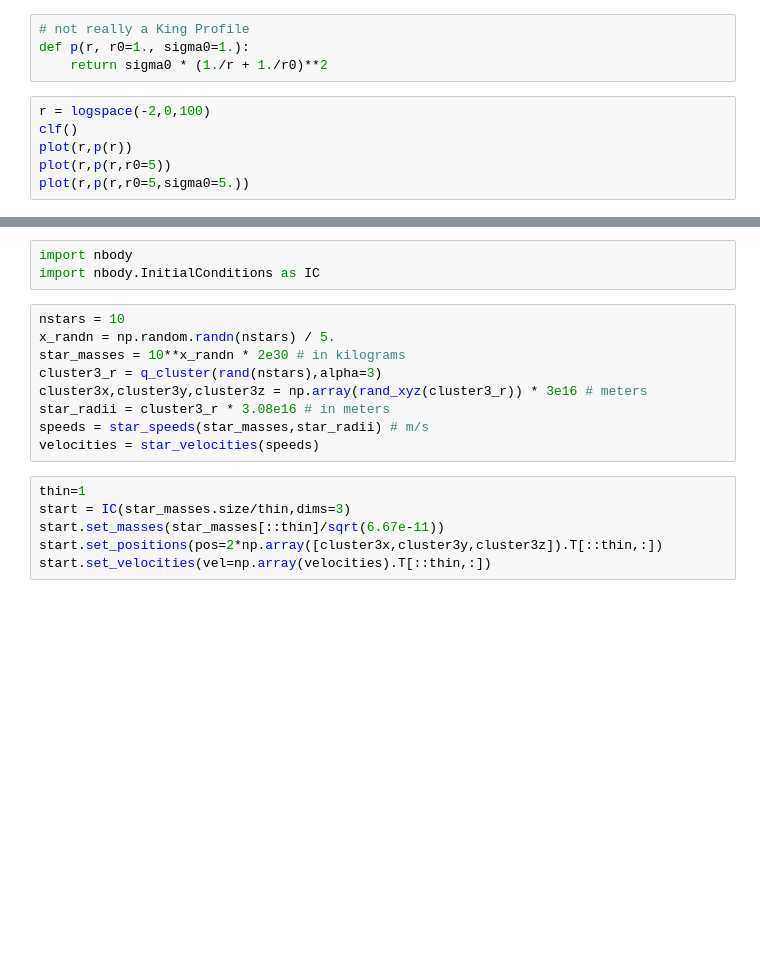
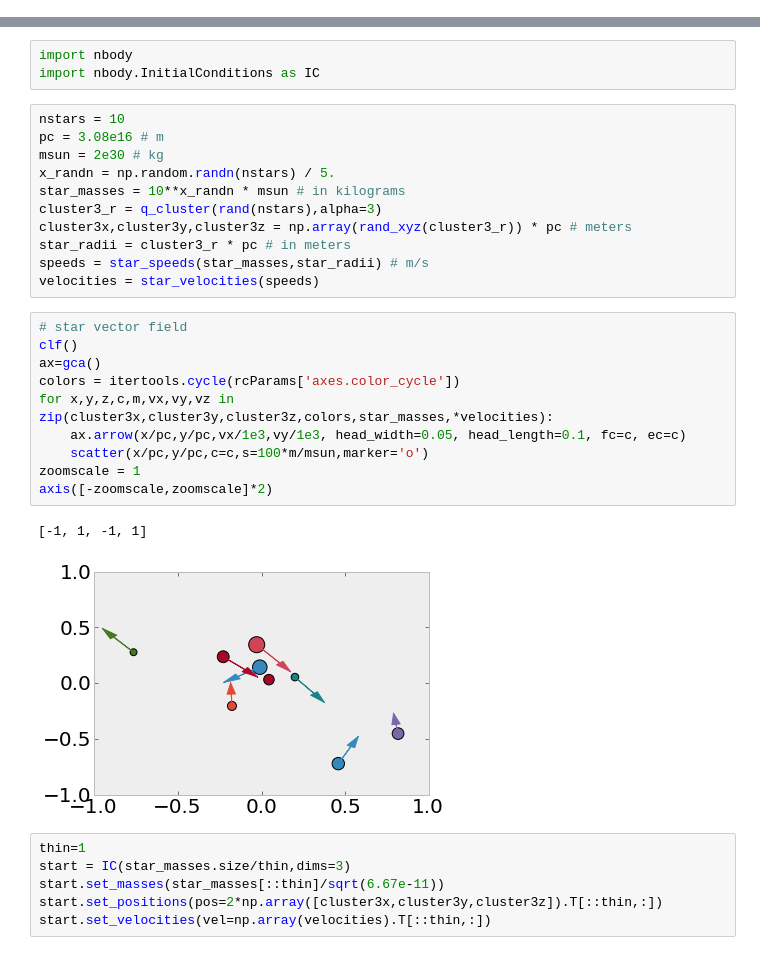
Before and after one commit to hongliliu/astr2600_notebooks, a Jupyter notebook: SamplingFromDistributions.ipynb, the cells around one changed output, grey strips where cells are left out. Cells and saved outputs as stored; diff of their text form; blank space fills up the shorter version.

```diff
--- a/SamplingFromDistributions.ipynb
+++ b/SamplingFromDistributions.ipynb
@@ -157,13 +157,3 @@ clf(); h,l,p=hist(random_scores,bins=50)
 [figure]
 # %% [markdown]
 So this is a distribution showing the scores for 50,000 students taking the SAT using the data we were given about the percentiles.  It's actually a fairly terrible-looking distribution, most likely because the data we were given was not finely-spaced enough.  When writing your own inverse-CDF, or ppf, functions, it's better to use an analytic version or a very good approximation, not the junky one we used for SAT scores.
-# %%
-# not really a King Profile
-def p(r, r0=1., sigma0=1.):
-    return sigma0 * (1./r + 1./r0)**2
-# %%
-r = logspace(-2,0,100)
-clf()
-plot(r,p(r))
-plot(r,p(r,r0=5))
-plot(r,p(r,r0=5,sigma0=5.))
@@ -436,13 +433,28 @@ import nbody
 import nbody.InitialConditions as IC
 # %%
 nstars = 10
+pc = 3.08e16 # m
+msun = 2e30 # kg
 x_randn = np.random.randn(nstars) / 5.
-star_masses = 10**x_randn * 2e30 # in kilograms
+star_masses = 10**x_randn * msun # in kilograms
 cluster3_r = q_cluster(rand(nstars),alpha=3)
-cluster3x,cluster3y,cluster3z = np.array(rand_xyz(cluster3_r)) * 3e16 # meters
-star_radii = cluster3_r * 3.08e16 # in meters
+cluster3x,cluster3y,cluster3z = np.array(rand_xyz(cluster3_r)) * pc # meters
+star_radii = cluster3_r * pc # in meters
 speeds = star_speeds(star_masses,star_radii) # m/s
 velocities = star_velocities(speeds)
+# %%
+# star vector field
+clf()
+ax=gca()
+colors = itertools.cycle(rcParams['axes.color_cycle'])
+for x,y,z,c,m,vx,vy,vz in zip(cluster3x,cluster3y,cluster3z,colors,star_masses,*velocities):
+    ax.arrow(x/pc,y/pc,vx/1e3,vy/1e3, head_width=0.05, head_length=0.1, fc=c, ec=c)
+    scatter(x/pc,y/pc,c=c,s=100*m/msun,marker='o')
+zoomscale = 1
+axis([-zoomscale,zoomscale]*2)
+# %% [output]
+[-1, 1, -1, 1]
+[figure, added]
 # %%
 thin=1
 start = IC(star_masses.size/thin,dims=3)
```
Also changed, not shown: parts of 2 cells of this notebook.
